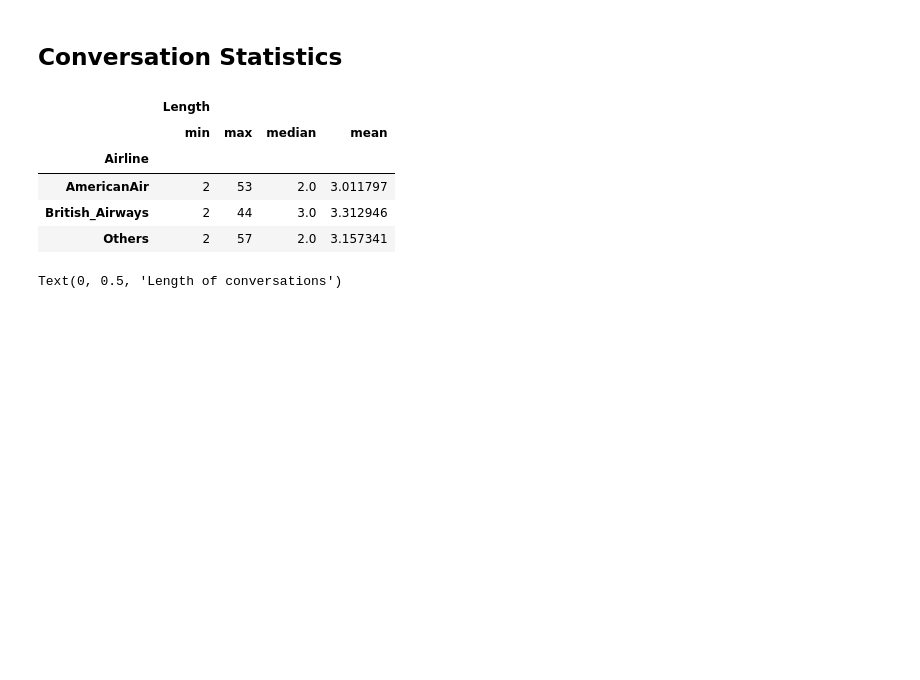
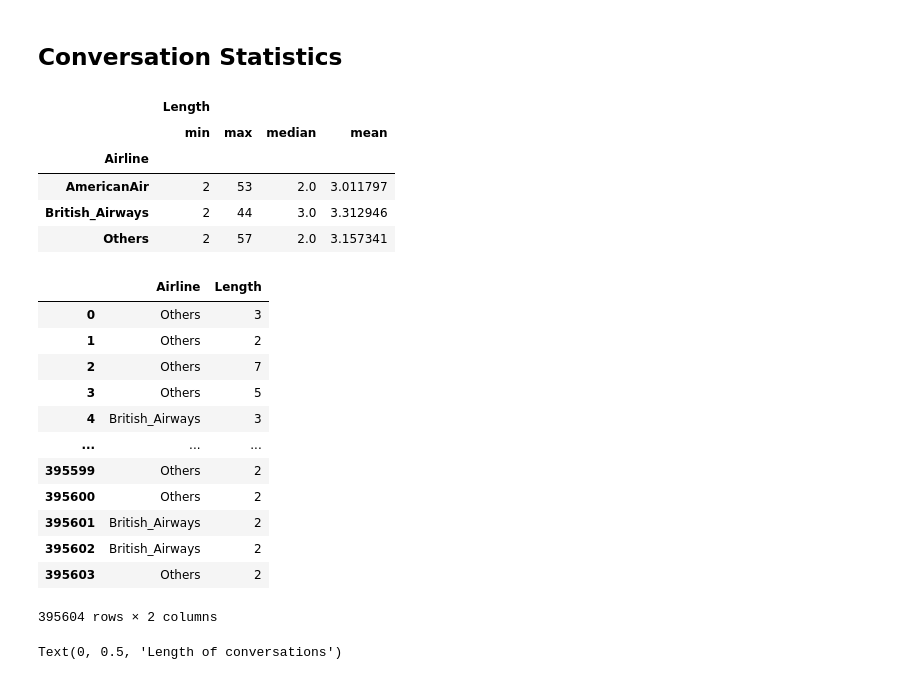
Before and after one commit to danamira/DBL-Data-Challenge, a Jupyter notebook: Pres2-Visualization.ipynb, the cells around one changed output. Drawn from its saved outputs; the diff is of its cells as text; code cells hidden in the pictures; blank space fills up the shorter version.

```diff
--- a/Pres2-Visualization.ipynb
+++ b/Pres2-Visualization.ipynb
@@ -48,6 +48,22 @@ b.agg(['min','max','median','mean'])
 | AmericanAir | 2 | 53 | 2.0 | 3.011797 |
 | British_Airways | 2 | 44 | 3.0 | 3.312946 |
 | Others | 2 | 57 | 2.0 | 3.157341 |
+# %%
+df
+# %% [output]
+|  | Airline | Length |
+| 0 | Others | 3 |
+| 1 | Others | 2 |
+| 2 | Others | 7 |
+| 3 | Others | 5 |
+| 4 | British_Airways | 3 |
+| ... | ... | ... |
+| 395599 | Others | 2 |
+| 395600 | Others | 2 |
+| 395601 | British_Airways | 2 |
+| 395602 | British_Airways | 2 |
+| 395603 | Others | 2 |
+395604 rows × 2 columns
 # %%
 
 fig, ax = plt.subplots(figsize=(8,8))
```
Also changed, not shown: 2 other files.
